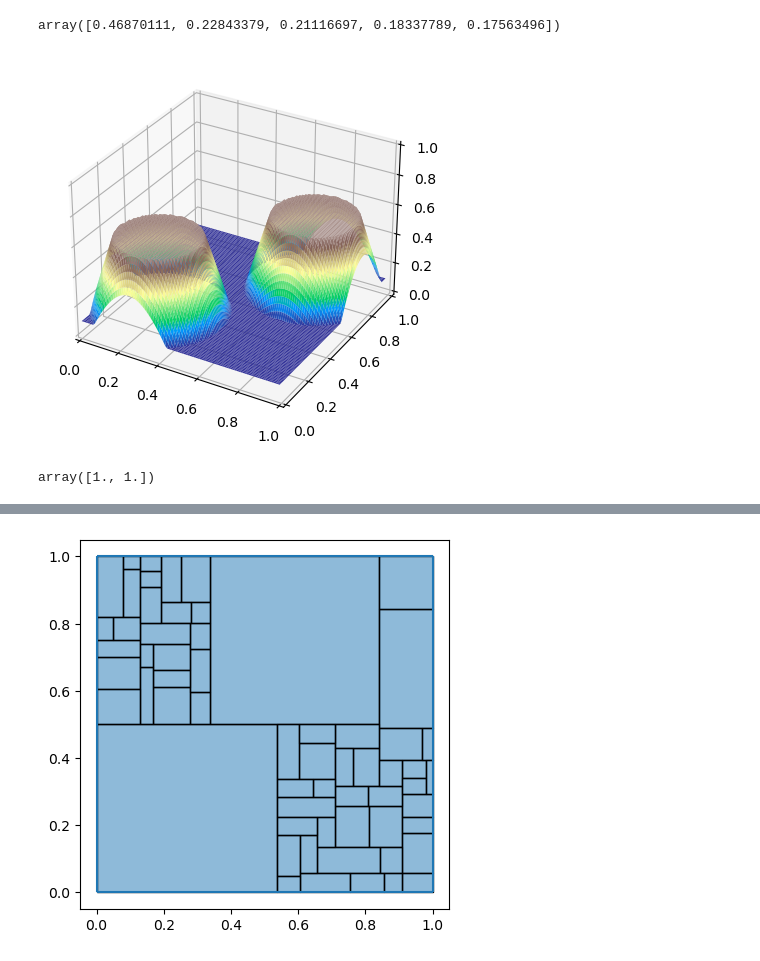
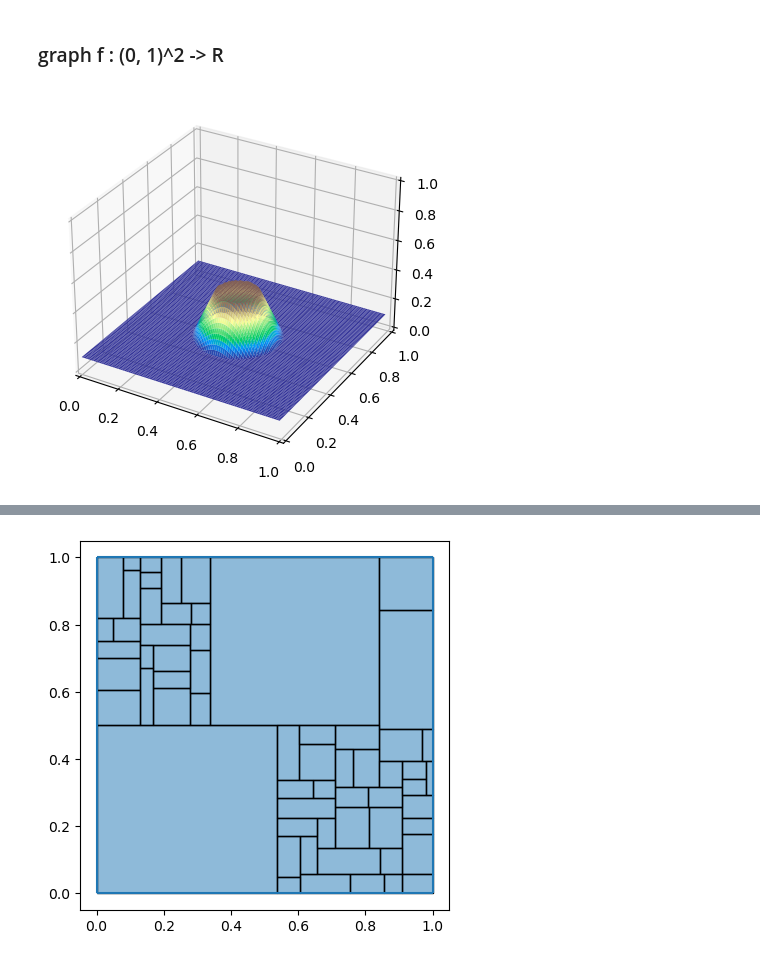
Before and after one commit to Polatucha16/SquareDivision, a Jupyter notebook: square_division_example.ipynb, the cells around one changed output, grey strips where cells are left out. Drawn from its saved outputs; the diff is of its cells as text; code cells hidden in the pictures.

```diff
--- a/square_division_example.ipynb
+++ b/square_division_example.ipynb
@@ -33,31 +34,5 @@ rectangle no. 25 relatively changed by  0.00106
-# %%
-import numpy as np
-from numpy.linalg import norm
-# def ratios(width_height:np.ndarray):
-#     """ Returns array of ratios:
-#             height / width of rectangles """
-#     return width_height[:,1]/width_height[:,0]
-
-def relative_change(before:np.ndarray, after:np.ndarray):
-    """ Return value of function on arrays
-    relative_shape_change(
-        before = {x, y},
-        after = {u, v}) = (1 + x/u + y/v ) * Norm[{x, y} - {u, v}] ** 2"""
-    shape = before.shape
-    x_ratios, y_ratios = before[:, 0] / after[:, 0], before[:, 1] / after[:, 1]
-    ones = np.ones(shape=shape[0])
-    coef = norm(before-after, axis=1) ** 2
-    return (ones + x_ratios + y_ratios) * coef
-    # before_ratios = before
-    # after__ratios = ratios(after)
-    # return np.abs(after__ratios/before_ratios - np.ones(shape=shape[0]))
-# relative_shape_change(after = {x, y}, before = {u, v}) := (1 + v/y + u/x) * Norm[{x, y} - {u, v}] ** 2
-
-rel_change = relative_change(rects.clinched_rectangles[:,2:], rects.closed[:,2:])
-order = np.argsort(rel_change)[::-1]
-rel_change[order][:5]
-# %% [output]
-array([0.46870111, 0.22843379, 0.21116697, 0.18337789, 0.17563496])
+# %% [markdown]
+### graph f : (0, 1)^2 -> R
 # %%
 from functools import partial
 import numpy as np
@@ -65,41 +40,35 @@ import numpy as np
 import matplotlib.pyplot as plt
 from matplotlib import cm
 
 from SquareDivision.src.distributions import tepui
 
 x = np.arange(0, 1, 0.01)
 y = np.arange(0, 1, 0.01)
 
 X, Y = np.meshgrid(x, y)
 points = np.array([X,Y])
 
 func = partial(tepui,
-    top=0.6,
+    top=0.4,
     bottom=0.1,
-    slope=4.5,
-    vertex=1.5,
+    slope=3,
+    vertex=0.7,
     pts=np.array(
-        [[0.25, 0.25],
-         [0.75, 0.75]]
+        [[0.5, 0.5]]
         )
 )
 Z = np.apply_along_axis(func, 0, points)
 
 fig, ax =  plt.subplots(subplot_kw={"projection": "3d"})
 ax.set_xlim3d(left=0, right=1)
 ax.set_ylim3d(bottom=0, top=1)
 ax.set_zlim3d(bottom=0, top=1)
 ax.plot_surface(X, Y, Z,
                 vmin=Z.min(),
                 vmax=Z.max() + 0.1,
                 rstride=1, cstride=1,
                 cmap=cm.terrain
                 )
 plt.show()
 # %% [output]
-[figure, old version]
+[figure, new version]
-# %%
-import numpy as np
-np.ones(shape=2)
-# %% [output]
-array([1., 1.])
```
Also changed, not shown: parts of 4 cells of this notebook, 4 other files.
